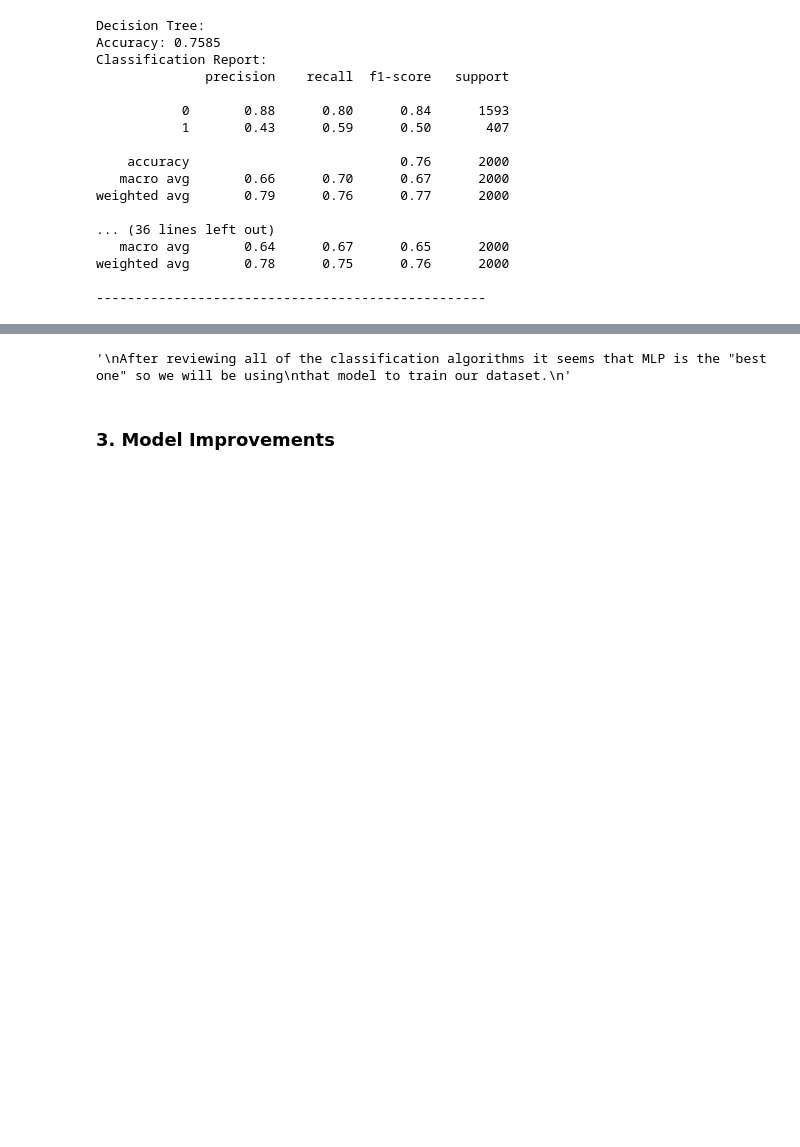
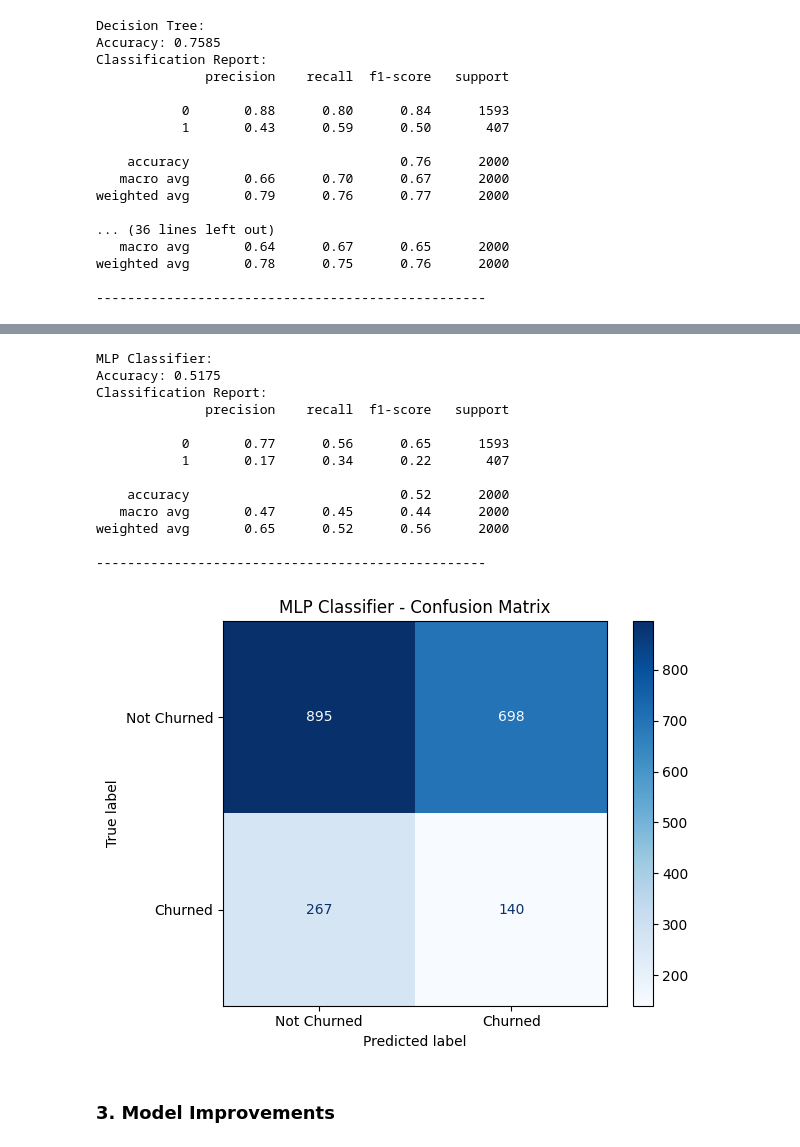
Before and after one commit to Perez1818/456FinalProject, a Jupyter notebook: FinalProject.ipynb, the cells around one changed output, grey strips where cells are left out. Cells and saved outputs as stored; diff of their text form; code cells hidden in the pictures; blank space fills up the shorter version.

```diff
--- a/FinalProject.ipynb
+++ b/FinalProject.ipynb
@@ -323,10 +326,47 @@ Parameters: { "use_label_encoder" } are not used.
 # %%
 """
 After reviewing all of the classification algorithms it seems that MLP is the "best one" so we will be using
 that model to train our dataset.
 """
+
+import matplotlib.pyplot as plt
+from sklearn.metrics import ConfusionMatrixDisplay
+
+print("MLP Classifier:")
+mlp_model = MLPClassifier(random_state=42, max_iter=300)
+mlp_model.fit(X_train, y_train)
+y_pred_mlp = mlp_model.predict(X_test)
+print(f"Accuracy: {accuracy_score(y_test, y_pred_mlp)}")
+print("Classification Report:")
+print(classification_report(y_test, y_pred_mlp))
+print("-" * 50)
+
+# Plot Confusion Matrix
+ConfusionMatrixDisplay.from_estimator(
+    mlp_model, X_test, y_test,
+    display_labels=["Not Churned", "Churned"],
+    cmap=plt.cm.Blues,
+    values_format='d'
+)
+plt.title("MLP Classifier - Confusion Matrix")
+plt.grid(False)
+plt.tight_layout()
+plt.show()
 # %% [output]
-'\nAfter reviewing all of the classification algorithms it seems that MLP is the "best one" so we will be using\nthat model to train our dataset.\n'
+MLP Classifier:
+Accuracy: 0.5175
+Classification Report:
+              precision    recall  f1-score   support
+
+           0       0.77      0.56      0.65      1593
+           1       0.17      0.34      0.22       407
+
+    accuracy                           0.52      2000
+   macro avg       0.47      0.45      0.44      2000
+weighted avg       0.65      0.52      0.56      2000
+
+--------------------------------------------------
+[figure, added]
 # %% [markdown]
 ### 3. Model Improvements
 # %% [markdown]
```
Also changed, not shown: parts of 6 cells of this notebook.
